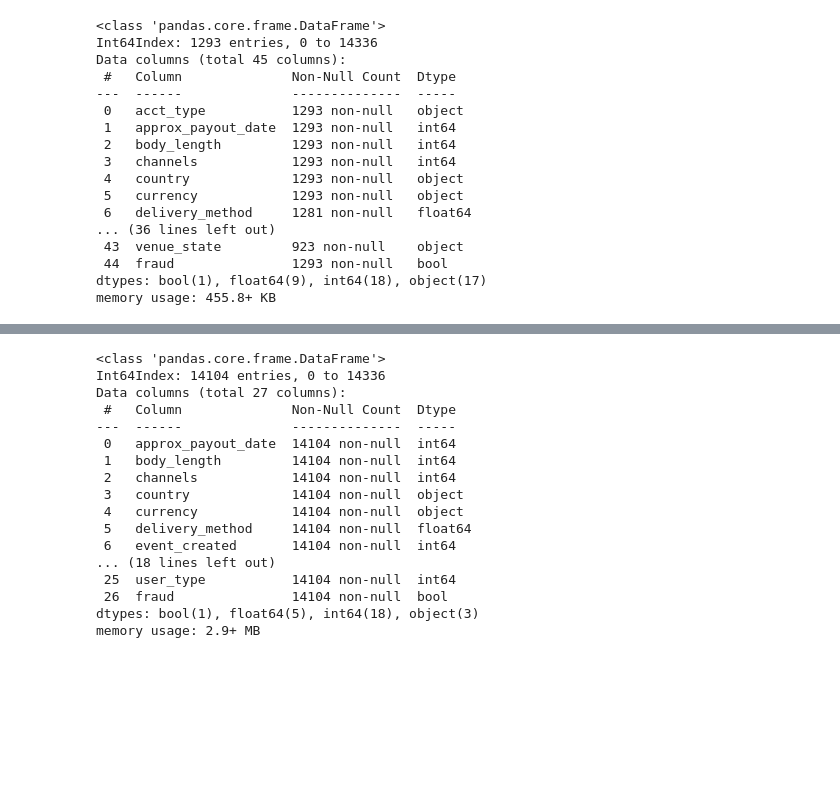
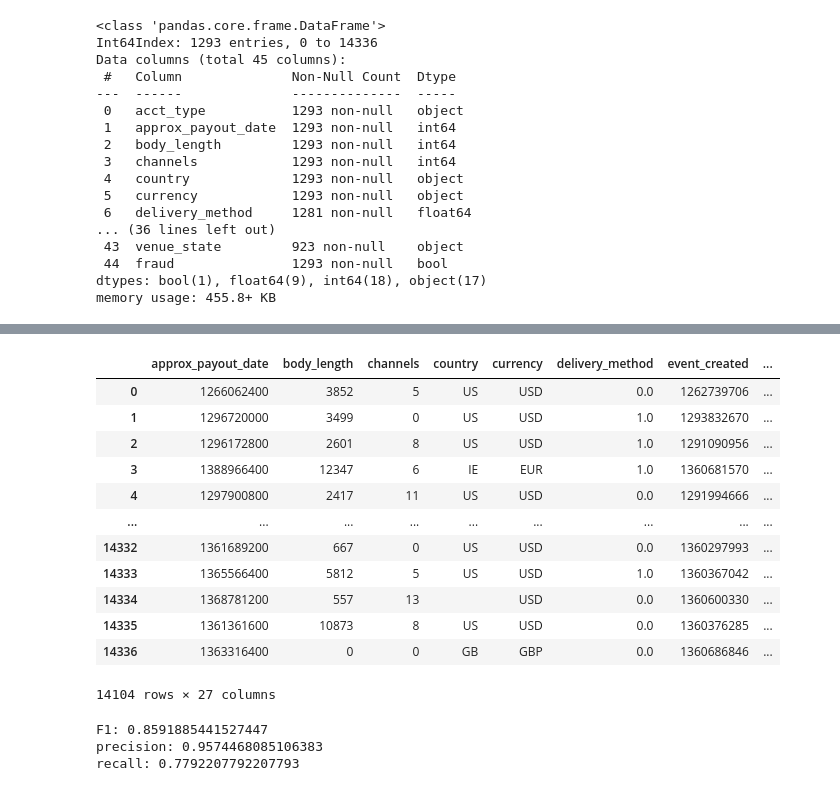
Before and after one commit to isbhsun/Fraud-Detection, a Jupyter notebook: EDA.ipynb, the cells around one changed output, grey strips where cells are left out. Saved outputs shown, nothing was run; the diff lists cells and outputs as text; code cells hidden in the pictures; blank space fills up the shorter version.

```diff
--- a/EDA.ipynb
+++ b/EDA.ipynb
@@ -110,23 +95,3 @@ Name: email_domain, dtype: int64
 dummies = ['country',
            'currency',
            'payout_type']
-# %%
-df.info()
-# %% [output]
-<class 'pandas.core.frame.DataFrame'>
-Int64Index: 14104 entries, 0 to 14336
-Data columns (total 27 columns):
- #   Column              Non-Null Count  Dtype
----  ------              --------------  -----
- 0   approx_payout_date  14104 non-null  int64
- 1   body_length         14104 non-null  int64
- 2   channels            14104 non-null  int64
- 3   country             14104 non-null  object
- 4   currency            14104 non-null  object
- 5   delivery_method     14104 non-null  float64
- 6   event_created       14104 non-null  int64
-... (18 lines left out)
- 25  user_type           14104 non-null  int64
- 26  fraud               14104 non-null  bool
-dtypes: bool(1), float64(5), int64(18), object(3)
-memory usage: 2.9+ MB
@@ -132,0 +100,20 @@ memory usage: 2.9+ MB
+# %%
+#  EDA vis ideas:
+#  prop fraud by payout type
+#
+
+df
+# %% [output]
+|  | approx_payout_date | body_length | channels | country | currency | delivery_method | event_created | ... |
+| 0 | 1266062400 | 3852 | 5 | US | USD | 0.0 | 1262739706 | ... |
+| 1 | 1296720000 | 3499 | 0 | US | USD | 1.0 | 1293832670 | ... |
+| 2 | 1296172800 | 2601 | 8 | US | USD | 1.0 | 1291090956 | ... |
+| 3 | 1388966400 | 12347 | 6 | IE | EUR | 1.0 | 1360681570 | ... |
+| 4 | 1297900800 | 2417 | 11 | US | USD | 0.0 | 1291994666 | ... |
+| ... | ... | ... | ... | ... | ... | ... | ... | ... |
+| 14332 | 1361689200 | 667 | 0 | US | USD | 0.0 | 1360297993 | ... |
+| 14333 | 1365566400 | 5812 | 5 | US | USD | 1.0 | 1360367042 | ... |
+| 14334 | 1368781200 | 557 | 13 |  | USD | 0.0 | 1360600330 | ... |
+| 14335 | 1361361600 | 10873 | 8 | US | USD | 0.0 | 1360376285 | ... |
+| 14336 | 1363316400 | 0 | 0 | GB | GBP | 0.0 | 1360686846 | ... |
+14104 rows × 27 columns
@@ -132,0 +136,8 @@ memory usage: 2.9+ MB
+# %%
+print(f"F1: {f1_score(y_test, y_predict)}")
+print(f"precision: {precision_score(y_test, y_predict)}")
+print(f"recall: {recall_score(y_test, y_predict)}")
+# %% [output]
+F1: 0.8591885441527447
+precision: 0.9574468085106383
+recall: 0.7792207792207793
```
Also changed, not shown: parts of 14 cells of this notebook, 1 other file.
